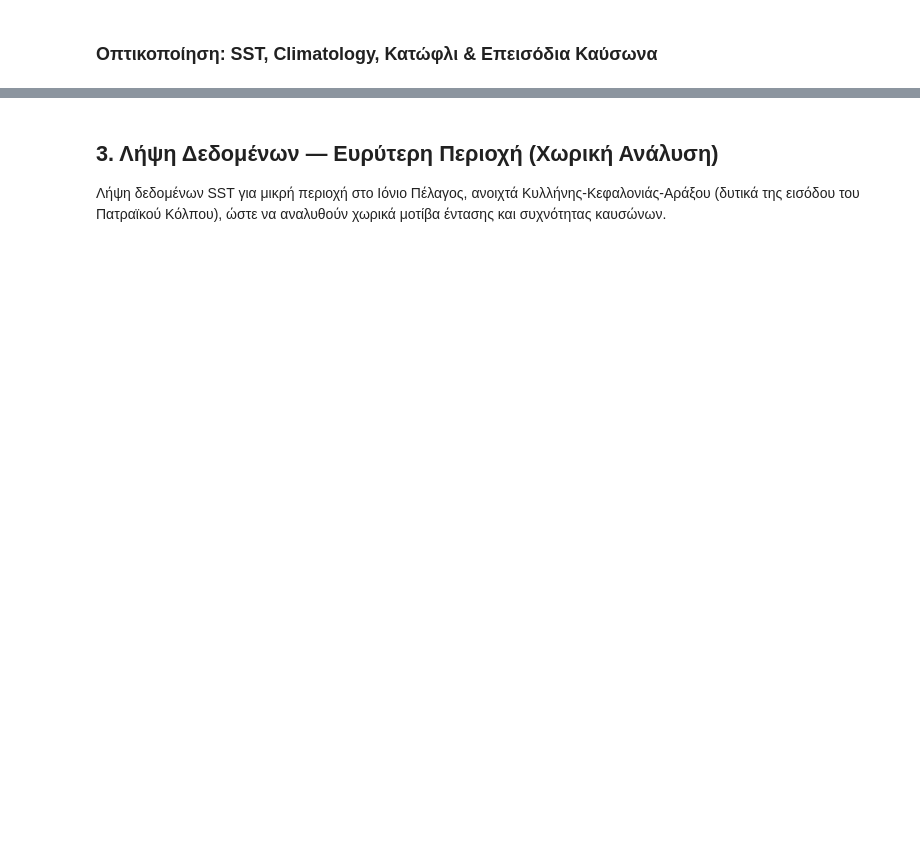
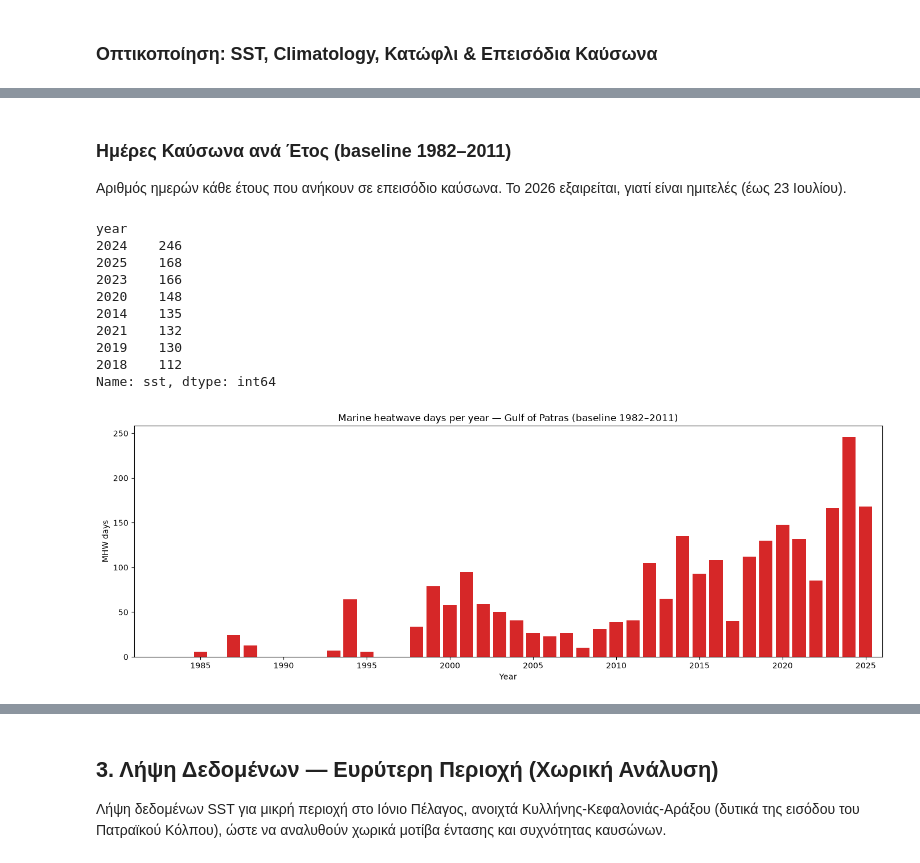
Before and after one commit to giorgosperidromos-glitch/marine-heatwave-detection, a Jupyter notebook: ocean_analysis.ipynb, the cells around one changed output, grey strips where cells are left out. Cells and saved outputs as stored; diff of their text form; code cells hidden in the pictures; blank space fills up the shorter version.

```diff
--- a/ocean_analysis.ipynb
+++ b/ocean_analysis.ipynb
@@ -123,0 +167,37 @@ plt.show()
+# %% [markdown]
+### Ημέρες Καύσωνα ανά Έτος (baseline 1982–2011)
+
+Αριθμός ημερών κάθε έτους που ανήκουν σε επεισόδιο καύσωνα. Το 2026 εξαιρείται, γιατί είναι ημιτελές (έως 23 Ιουλίου).
+# %%
+# Ημερήσια μάσκα: True τις ημέρες που ανήκουν σε επεισόδιο
+valid = mhw.dropna(dim="events", subset=["duration"])
+mhw_day = xr.zeros_like(sst, dtype=bool)
+for s, e in zip(valid["time_start"].values, valid["time_end"].values):
+    mhw_day.loc[dict(time=slice(s, e))] = True
+
+days_per_year = mhw_day.groupby("time.year").sum()
+days_full = days_per_year.sel(year=slice(None, 2025))   # χωρίς το ημιτελές 2026
+
+print(days_full.to_series().sort_values(ascending=False).head(8))
+
+plt.figure(figsize=(14, 5))
+plt.bar(days_full["year"].values, days_full.values, color="tab:red")
+plt.title("Marine heatwave days per year — Gulf of Patras (baseline 1982–2011)")
+plt.xlabel("Year")
+plt.ylabel("MHW days")
+plt.xlim(1981, 2026)
+plt.tight_layout()
+plt.savefig("figures/mhw_days_per_year.png", dpi=200, bbox_inches="tight")
+plt.show()
+# %% [output]
+year
+2024    246
+2025    168
+2023    166
+2020    148
+2014    135
+2021    132
+2019    130
+2018    112
+Name: sst, dtype: int64
+[figure, added]
```
Also changed, not shown: parts of 19 cells of this notebook, 7 other files.
